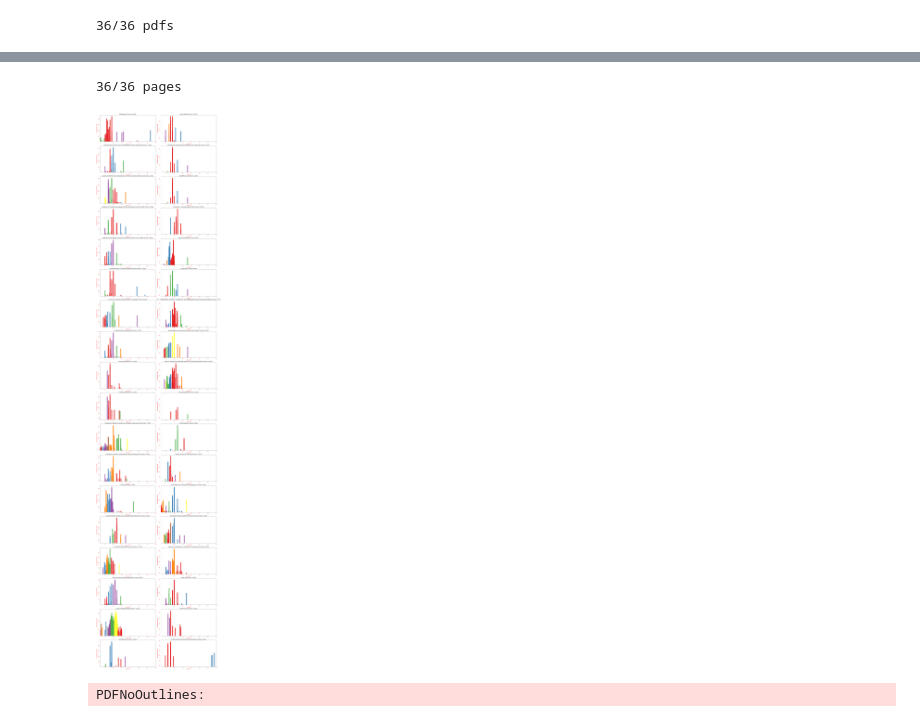
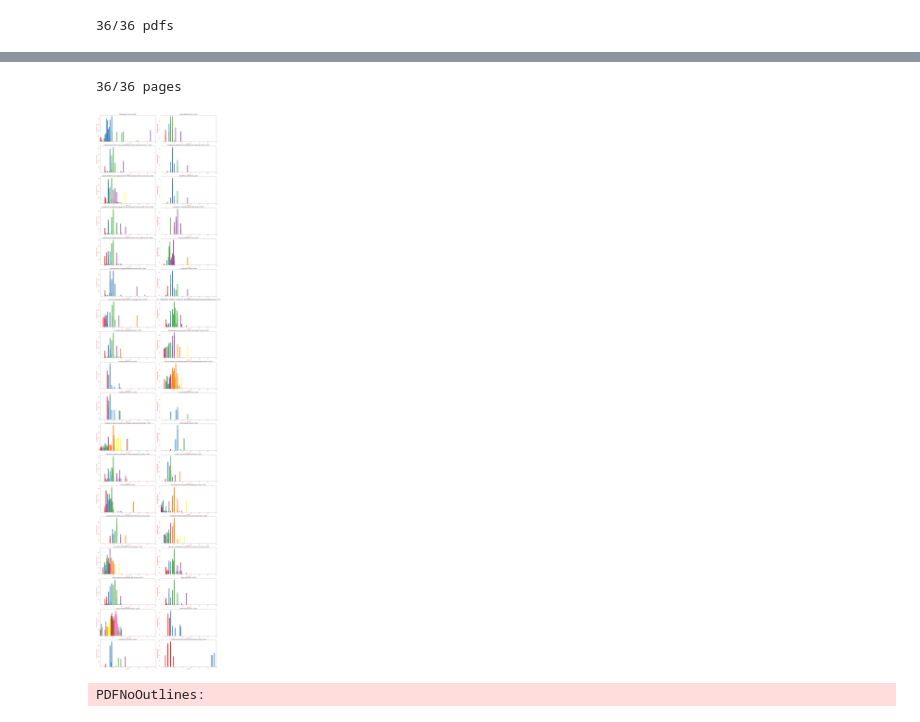
Before and after one commit to kaglowka/source-drill, a Jupyter notebook: layout.ipynb, the cells around one changed output, grey strips where cells are left out. Saved outputs shown, nothing was run; the diff lists cells and outputs as text; code cells hidden in the pictures.

```diff
--- a/layout.ipynb
+++ b/layout.ipynb
@@ -461,9 +461,7 @@ for i, (size_counter, pdf, ax) in enumerate(zip(size_counters, sample_pdfs, axes
     # ensure cluster integer labels raise in the direction of higher font size
     # so all graphs have the same order of colours
     center_indices = np.argsort(kmeans.cluster_centers_.flatten())
-    order_fix_map = {label: center_indices[label] for label in range(n_clusters)}
-    print(kmeans.cluster_centers_.flatten(), order_fix_map, sep='\n')
+    order_fix_map = {center_indices[label]: label for label in range(n_clusters)}
     colors = [matplotlib.cm.get_cmap('Set1').colors[order_fix_map[label]] for label in labels]
-    print(order_fix_map, vals, labels)
     plot_size_clusters(ax, vals, counts, labels, colors=colors, title=pdf)
 # %% [output]
@@ -480,13 +473,8 @@ from sklearn.cluster import AgglomerativeClustering
 from sklearn.neighbors import kneighbors_graph
 
 def cluster_sizes_constrained(vals, counts):
-    # it gets to steep near sizes 3 - 6 -- shift the sizes slightly up to 8
-    # max(0, 8 - np.min(vals)) +
-
     logvals = np.log2(vals)
-
     samples = np.reshape(logvals, (-1, 1))
-
 
     # docs:
     # https://scikit-learn.org/stable/modules/generated/sklearn.cluster.AgglomerativeClustering.html#sklearn.cluster.AgglomerativeClustering
@@ -505,36 +493,40 @@ def cluster_sizes_constrained(vals, counts):
     # In some articles even the title is barely larger than the main text
     # In such cases minor differences in font size should allow for distinctions
     distance_threshold = np.std(vals)*0.1
     ac = AgglomerativeClustering(n_clusters=None,
                                  linkage='average',
                                  connectivity=connectivity,
                                  distance_threshold=distance_threshold
                                 )
     # fit labels to the duplicated data
     skewed_labels = ac.fit_predict(weighted)
 #     print(repeat, '\n', np.cumsum(repeat))
 
     # retrieve the labels for the original (non-duplicated data)
     labels = skewed_labels[np.cumsum(repeat) - repeat[0]]
     return ac, labels
 
+
 fig, axes = plt.subplots(int(np.ceil(len(sample_pdfs)/2.)), 2, figsize=(20, 5*len(sample_pdfs)/2))
 fig.tight_layout(pad=3.0)
 for i, (size_counter, pdf, ax) in enumerate(zip(size_counters, sample_pdfs, axes.flatten())):
     print('{}/{} pages'.format(i+1, len(sample_pdfs)), end='\r')
     size_counts = sorted([item for item in size_counter.items() if item[0] is not None], key=lambda x:x[0])
     vals, counts = zip(*size_counts)
     ac, labels = cluster_sizes_constrained(vals, counts)
 
     # ensure cluster integer labels raise in the direction of higher font size
     # so all graphs have the same order of colours
-
-    colors = [matplotlib.cm.get_cmap('Set1').colors[label] for label in labels]
+    # (it might not be the simplest ways, but IT WORKS)
+    label_names, indices = np.unique(labels, return_index=True)
+    new_pos = label_names[np.argsort(indices)]
+    order_fix_map = {p: i for i, p in enumerate(new_pos)}
+    colors = [matplotlib.cm.get_cmap('Set1').colors[order_fix_map[label]] for label in labels]
 
     plot_size_clusters(ax, vals, counts, labels, colors=colors, title=pdf)
 # %% [output]
 36/36 pages
-[figure, old version]
+[figure, new version]
 # %%
 # probably most pdf documents don't have outlines...
 
```
Also changed, not shown: parts of 3 cells of this notebook.
